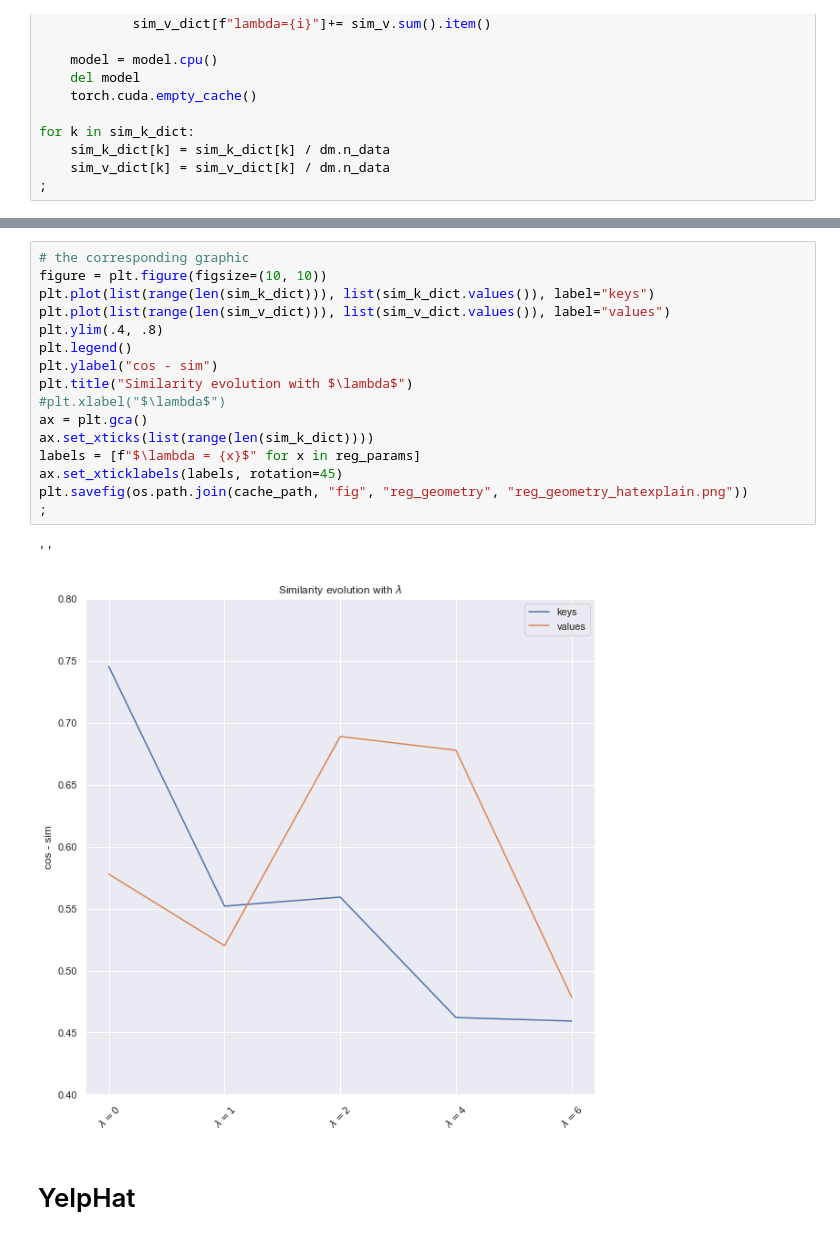
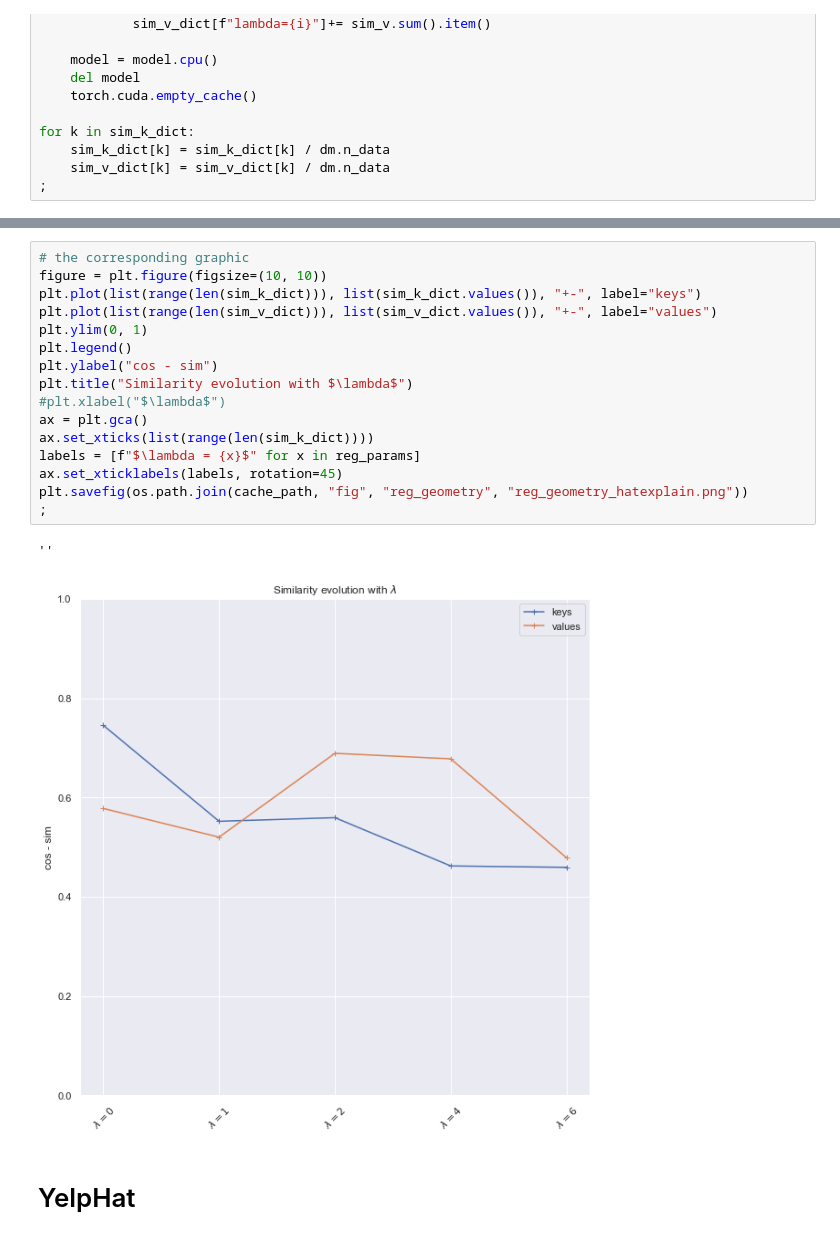
Before and after one commit to Kihansi95/ExplanationPairSentencesTasks, a Jupyter notebook: notebooks/attention_based/PIR - 5A - REG GEOMETRY.ipynb, the cells around one changed output, grey strips where cells are left out. Cells and saved outputs as stored; diff of their text form.

```diff
--- a/notebooks/attention_based/PIR - 5A - REG GEOMETRY.ipynb
+++ b/notebooks/attention_based/PIR - 5A - REG GEOMETRY.ipynb
@@ -159,22 +159,22 @@ lambda=6 : 0.47847652673959973
 # %%
 # the corresponding graphic
 figure = plt.figure(figsize=(10, 10))
-plt.plot(list(range(len(sim_k_dict))), list(sim_k_dict.values()), label="keys")
-plt.plot(list(range(len(sim_v_dict))), list(sim_v_dict.values()), label="values")
-plt.ylim(.4, .8)
+plt.plot(list(range(len(sim_k_dict))), list(sim_k_dict.values()), "+-", label="keys")
+plt.plot(list(range(len(sim_v_dict))), list(sim_v_dict.values()), "+-", label="values")
+plt.ylim(0, 1)
 plt.legend()
 plt.ylabel("cos - sim")
 plt.title("Similarity evolution with $\lambda$")
 #plt.xlabel("$\lambda$")
 ax = plt.gca()
 ax.set_xticks(list(range(len(sim_k_dict))))
 labels = [f"$\lambda = {x}$" for x in reg_params]
 ax.set_xticklabels(labels, rotation=45)
 plt.savefig(os.path.join(cache_path, "fig", "reg_geometry", "reg_geometry_hatexplain.png"))
 ;
 # %% [output]
 ''
-[figure, old version]
+[figure, new version]
 # %% [markdown]
 # YelpHat
 # %%
```
Also changed, not shown: parts of 6 cells of this notebook, 2 other files.
